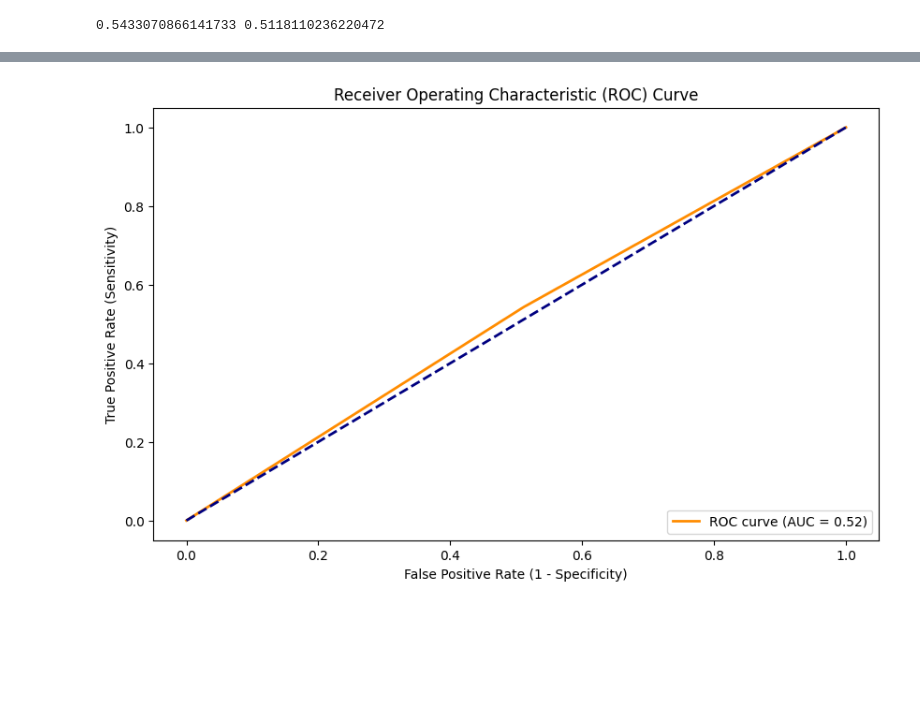
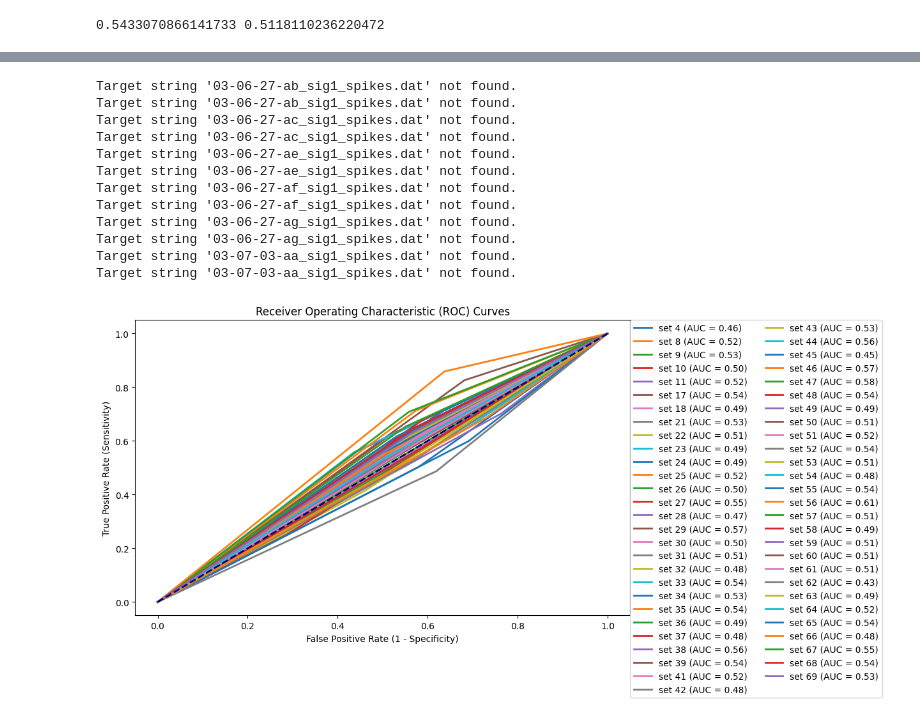
Before and after one commit to LeonKolb/Comp2, a Jupyter notebook: Project.ipynb, the cells around one changed output, grey strips where cells are left out. Drawn from its saved outputs; the diff is of its cells as text; code cells hidden in the pictures; blank space fills up the shorter version.

```diff
--- a/Project.ipynb
+++ b/Project.ipynb
@@ -437,4 +448,58 @@ def plot_roc_curve(true_positives, false_positives):
+# %%
+def plot_roc_curves(true_positives_list, false_positives_list, labels):
+    plt.figure(figsize=(10, 6))
+    ax = plt.subplot()
+
+    for true_positives, false_positives, label in zip(true_positives_list, false_positives_list, labels):
+        y_true = np.concatenate([np.ones_like(true_positives), np.zeros_like(false_positives)])
+        y_scores = np.concatenate([true_positives, false_positives])
+
+        fpr, tpr, thresholds = roc_curve(y_true, y_scores)
+        roc_auc = auc(fpr, tpr)
+
+        # Plot ROC curve for each set of true positives and false positives
+        line, = ax.plot(fpr, tpr, lw=2, label=f'{label} (AUC = {roc_auc:.2f})')
+
+    ax.plot([0, 1], [0, 1], color='navy', lw=2, linestyle='--')
+    ax.set_xlabel('False Positive Rate (1 - Specificity)')
+    ax.set_ylabel('True Positive Rate (Sensitivity)')
+    ax.set_title('Receiver Operating Characteristic (ROC) Curves')
+
+    # Place the legend outside the plot, stacking items side by side
+    ax.legend(loc='upper left', bbox_to_anchor=(1, 1), ncol=2, borderaxespad=0.)
+
+    plt.show()
+# %%
+items = os.listdir(path)
+cells = [item for item in items if os.path.isdir(os.path.join(path, item)) and item != 'stimuli']
+# %%
+#cells = ['03-02-25-aj','03-01-15-aa','03-05-06-aa']
+y = 0
+tp = []
+fp = []
+set = []
+for i in cells:
+    y += 1
+    try:
+        tp.append(build_binary_array(calculate_rates(get_avg_rate(i, 1)[1], 1), lambda x: x > get_avg_rate(i, 1)[0]))
+        fp.append(build_binary_array(calculate_rates(get_avg_rate(i, 2)[1], 1), lambda x: x > get_avg_rate(i, 2)[0]))
+        set.append('set '+str(y))
+    except TypeError: # skip cells without annotated carrier frequency
+        continue
+# %% [output]
+Target string '03-06-27-ab_sig1_spikes.dat' not found.
+Target string '03-06-27-ab_sig1_spikes.dat' not found.
+Target string '03-06-27-ac_sig1_spikes.dat' not found.
+Target string '03-06-27-ac_sig1_spikes.dat' not found.
+Target string '03-06-27-ae_sig1_spikes.dat' not found.
+Target string '03-06-27-ae_sig1_spikes.dat' not found.
+Target string '03-06-27-af_sig1_spikes.dat' not found.
+Target string '03-06-27-af_sig1_spikes.dat' not found.
+Target string '03-06-27-ag_sig1_spikes.dat' not found.
+Target string '03-06-27-ag_sig1_spikes.dat' not found.
+Target string '03-07-03-aa_sig1_spikes.dat' not found.
+Target string '03-07-03-aa_sig1_spikes.dat' not found.
 # %%
-plot_roc_curve(tp, fp)
+plot_roc_curves(tp, fp, set)
 # %% [output]
-[figure, old version]
+[figure, new version]
```
Also changed, not shown: parts of 5 cells of this notebook, 8 other files.
